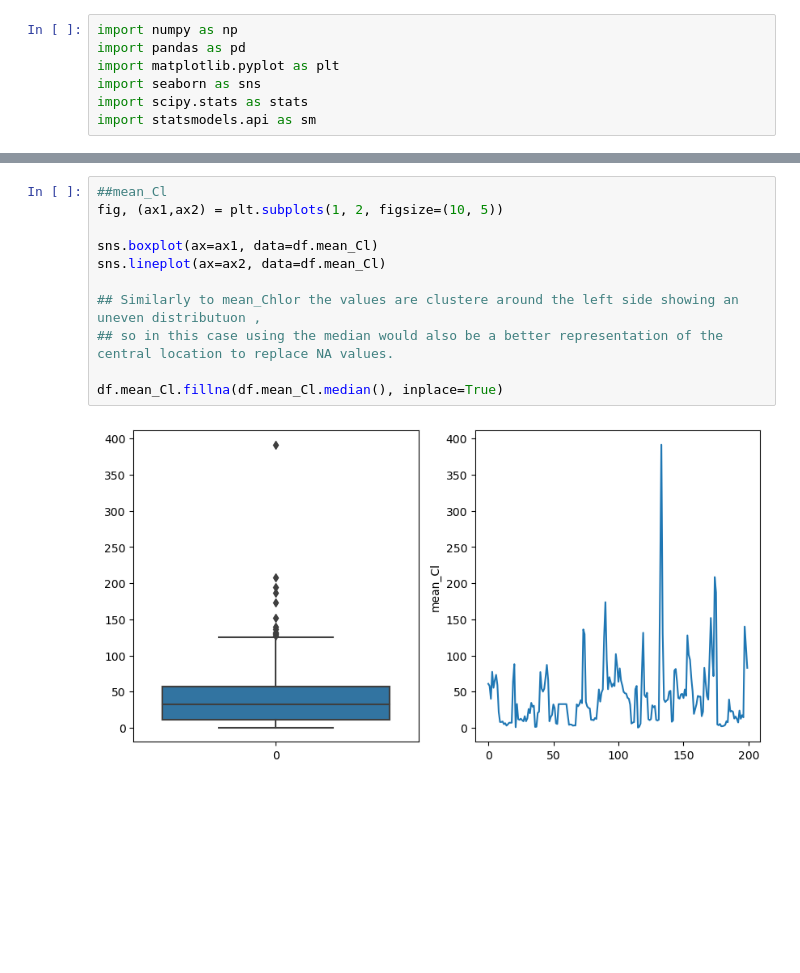
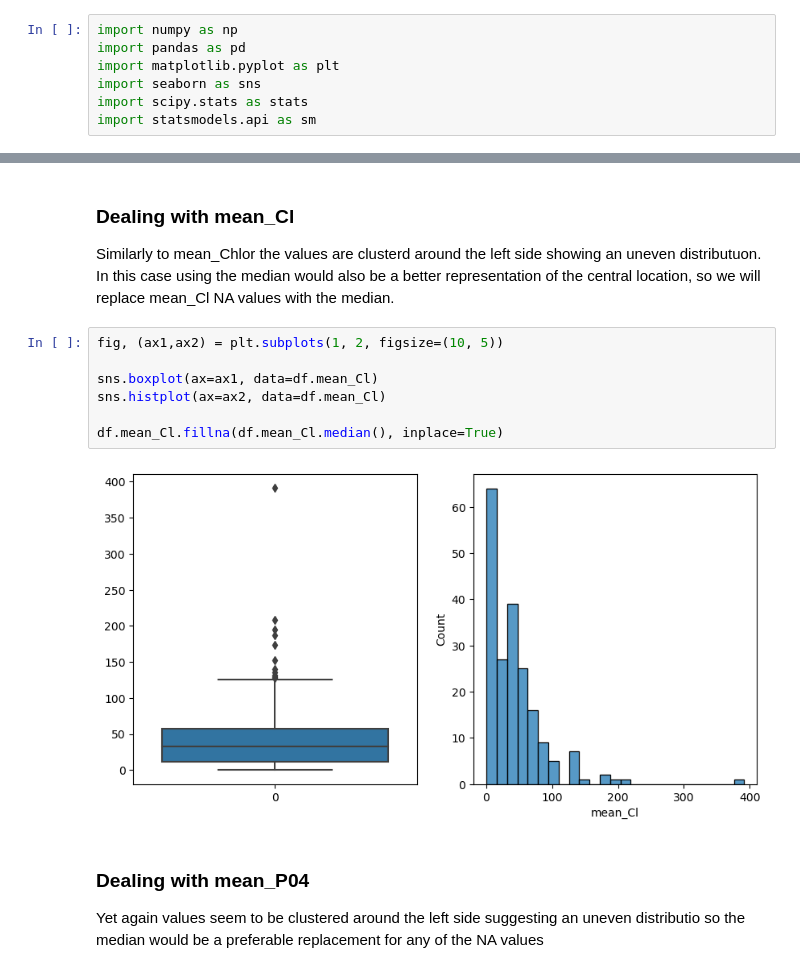
Before and after one commit to Patryk-Stefanski/ExploratoryDataAnalysis1, a Jupyter notebook: Algae_1.ipynb, the cells around one changed output, grey strips where cells are left out. Saved outputs shown, nothing was run; the diff lists cells and outputs as text; blank space fills up the shorter version.

```diff
--- a/Algae_1.ipynb
+++ b/Algae_1.ipynb
@@ -106,14 +105,18 @@ Name: mean_Chlor, dtype: float64
+# %% [markdown]
+### Dealing with mean_Cl
+
+Similarly to mean_Chlor the values are clusterd around the left side showing an uneven distributuon. In this case using the median would also be a better representation of the central location, so we will replace mean_Cl NA values with the median.
 # %%
-##mean_Cl
 fig, (ax1,ax2) = plt.subplots(1, 2, figsize=(10, 5))
 
 sns.boxplot(ax=ax1, data=df.mean_Cl)
-sns.lineplot(ax=ax2, data=df.mean_Cl)
-
-## Similarly to mean_Chlor the values are clustere around the left side showing an uneven distributuon ,
-## so in this case using the median would also be a better representation of the central location to replace NA values.
+sns.histplot(ax=ax2, data=df.mean_Cl)
 
 df.mean_Cl.fillna(df.mean_Cl.median(), inplace=True)
 # %% [output]
-[figure, old version]
+[figure, new version]
+# %% [markdown]
+### Dealing with mean_P04
+
+Yet again values seem to be clustered around the left side suggesting an uneven distributio so the median would be a preferable replacement for any of the NA values
 # %%
```
Also changed, not shown: parts of 38 cells of this notebook.
